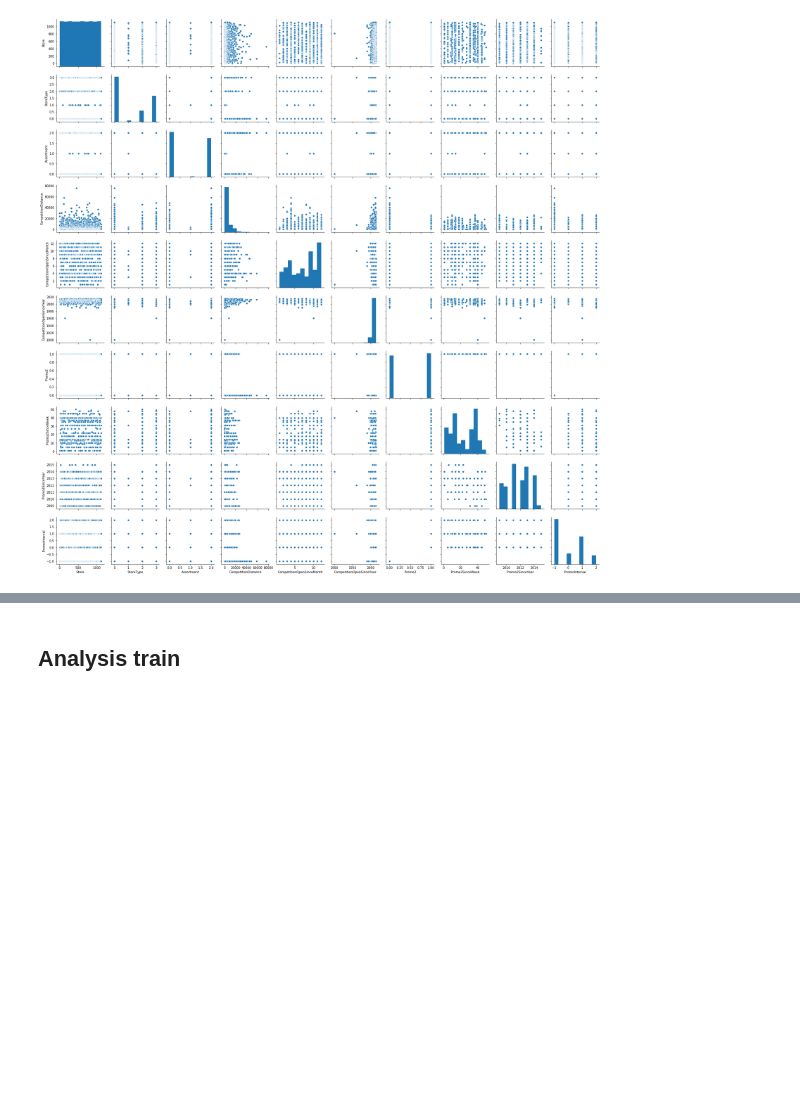
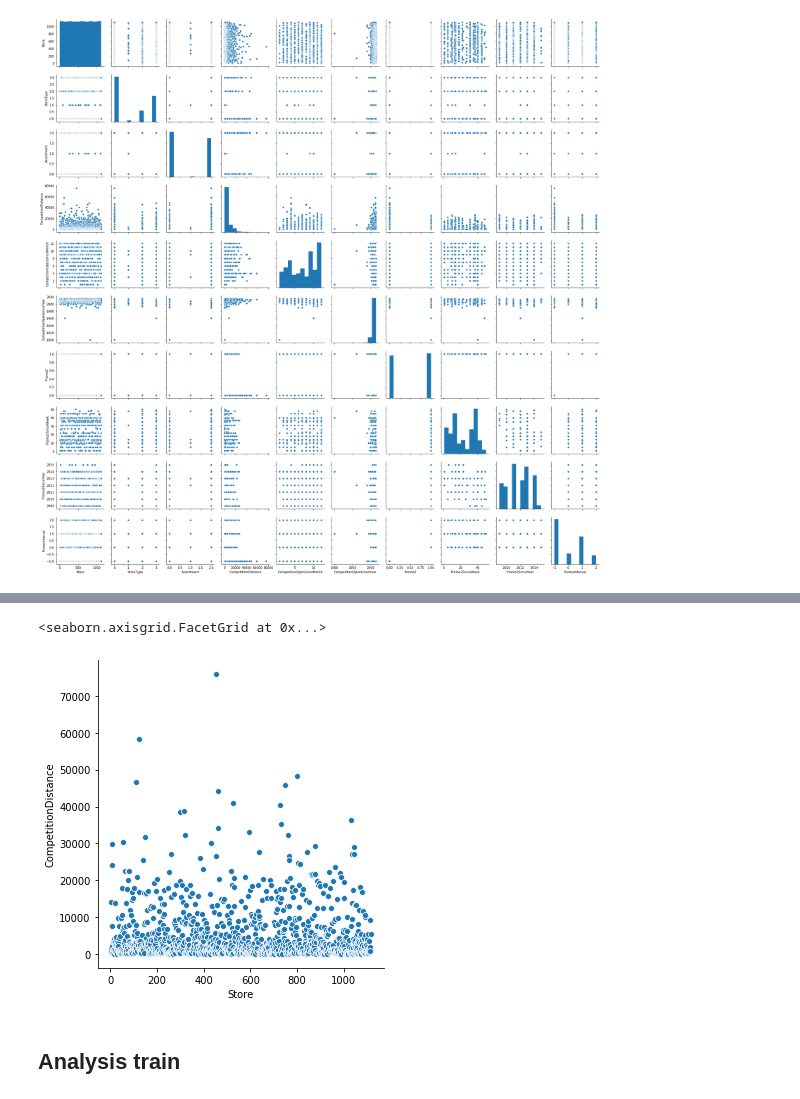
Before and after one commit to BWallyn/PredictSales, a Jupyter notebook: Analysis.ipynb, the cells around one changed output, grey strips where cells are left out. Drawn from its saved outputs; the diff is of its cells as text; code cells hidden in the pictures; blank space fills up the shorter version.

```diff
--- a/Analysis.ipynb
+++ b/Analysis.ipynb
@@ -86,2 +231,8 @@ sns.pairplot(store)#, hue='StoreType')
+# %%
+sns.relplot(x='Store', y='CompetitionDistance',
+            data=store)
+# %% [output]
+<seaborn.axisgrid.FacetGrid at 0x...>
+[figure, added]
 # %% [markdown]
 ## Analysis train
```
Also changed, not shown: parts of 24 cells of this notebook.
